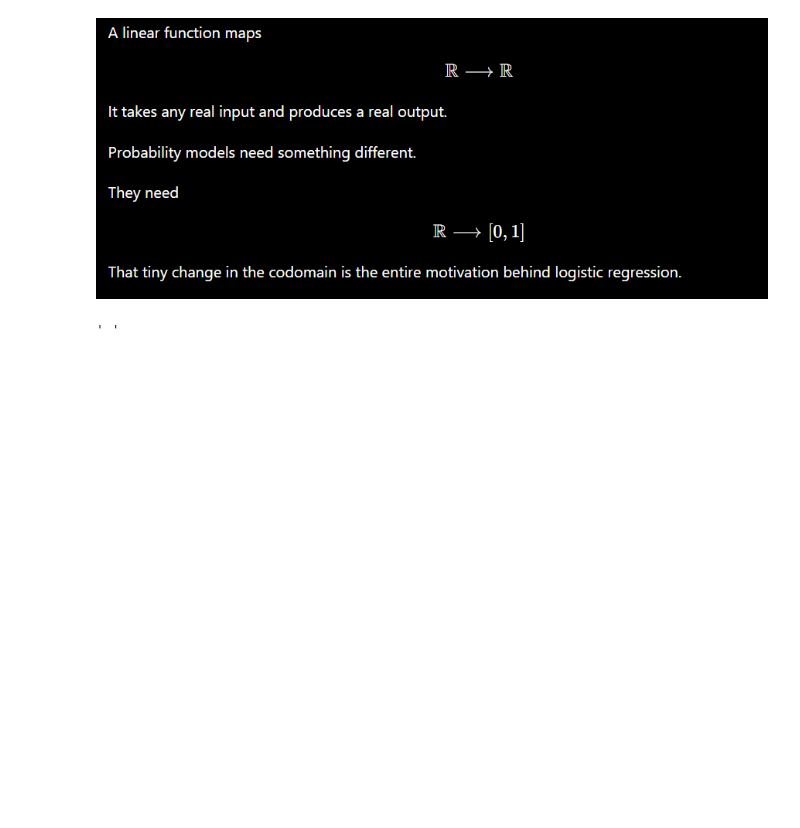
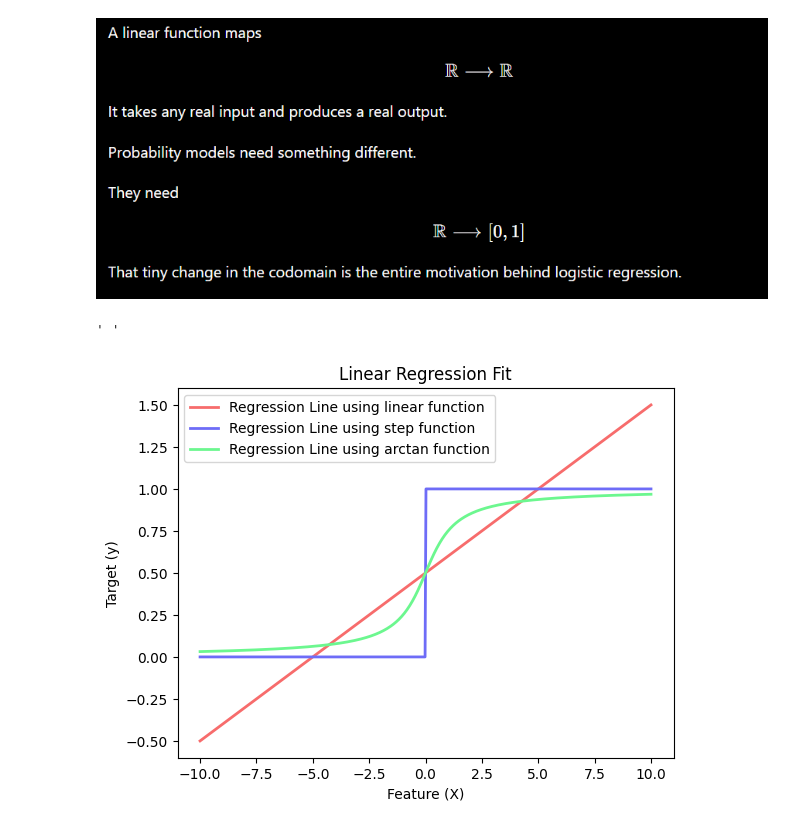
Before and after one commit to AyushDevadiga1/Machine-Learning, a Jupyter notebook: logistic-regression/LogisticRegressionDerivation.ipynb, the cells around one changed output. Saved outputs shown, nothing was run; the diff lists cells and outputs as text; code cells hidden in the pictures; blank space fills up the shorter version.

Commit message:
Understanding different candidates for classification and why sigmoid outperforms them ?

```diff
--- a/logistic-regression/LogisticRegressionDerivation.ipynb
+++ b/logistic-regression/LogisticRegressionDerivation.ipynb
@@ -153,3 +153,29 @@ Graph looks like :
 """
 # %% [output]
 ' '
+# %%
+# Different Possible candidates for Classification
+
+def linear(z):
+    return 0.5 + 0.1*z
+
+def step(z):
+    return (z >= 0).astype(float)
+
+def arctan_squash(z):
+    return np.arctan(z)/np.pi + 0.5
+# %%
+# Plot the regression line
+z = np.linspace(-10, 10, 500)
+
+plt.plot(z, linear(z), color="#F76C6C", linewidth=2, label="Regression Line using linear function")
+plt.plot(z, step(z), color="#6E6CF7", linewidth=2, label="Regression Line using step function")
+plt.plot(z, arctan_squash(z), color="#6CF78F", linewidth=2, label="Regression Line using arctan function")
+
+plt.xlabel("Feature (X)")
+plt.ylabel("Target (y)")
+plt.title("Linear Regression Fit")
+plt.legend()
+plt.show()
+# %% [output]
+[figure, added]
```
